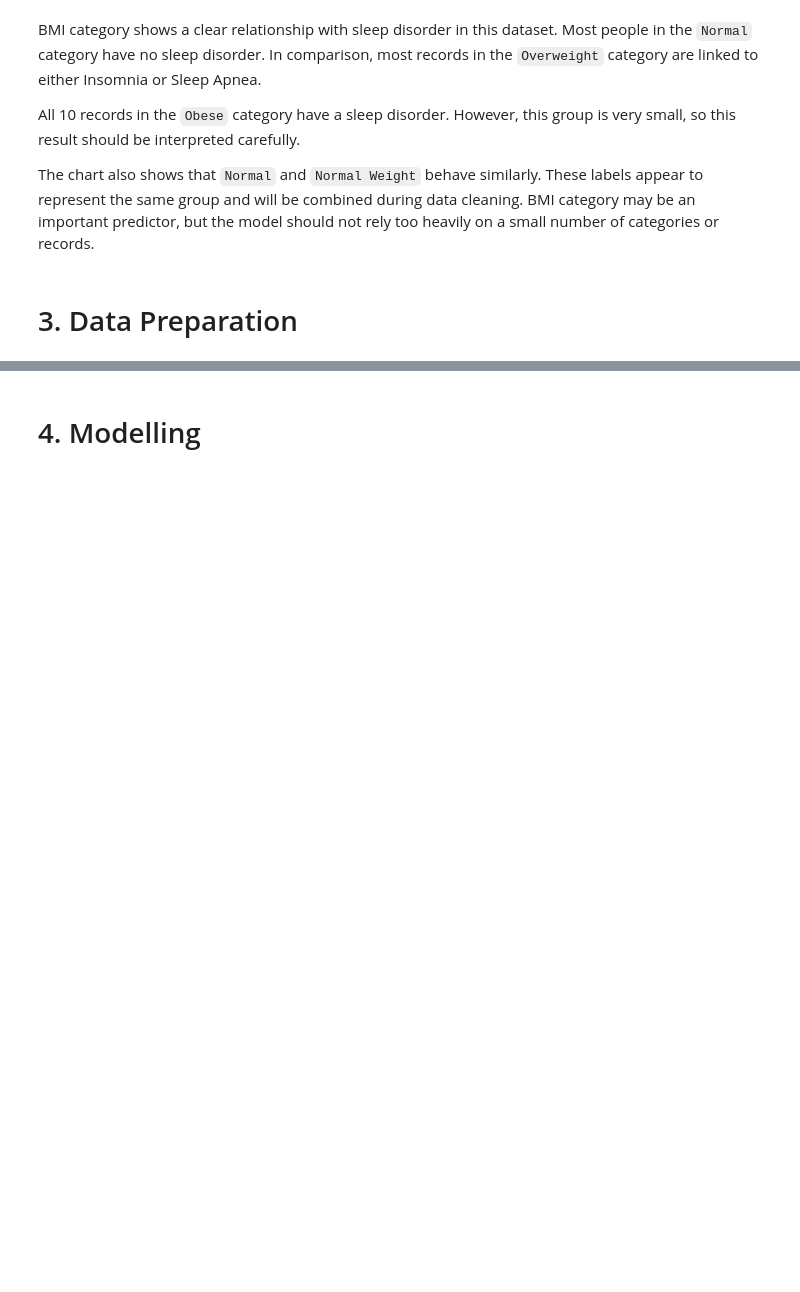
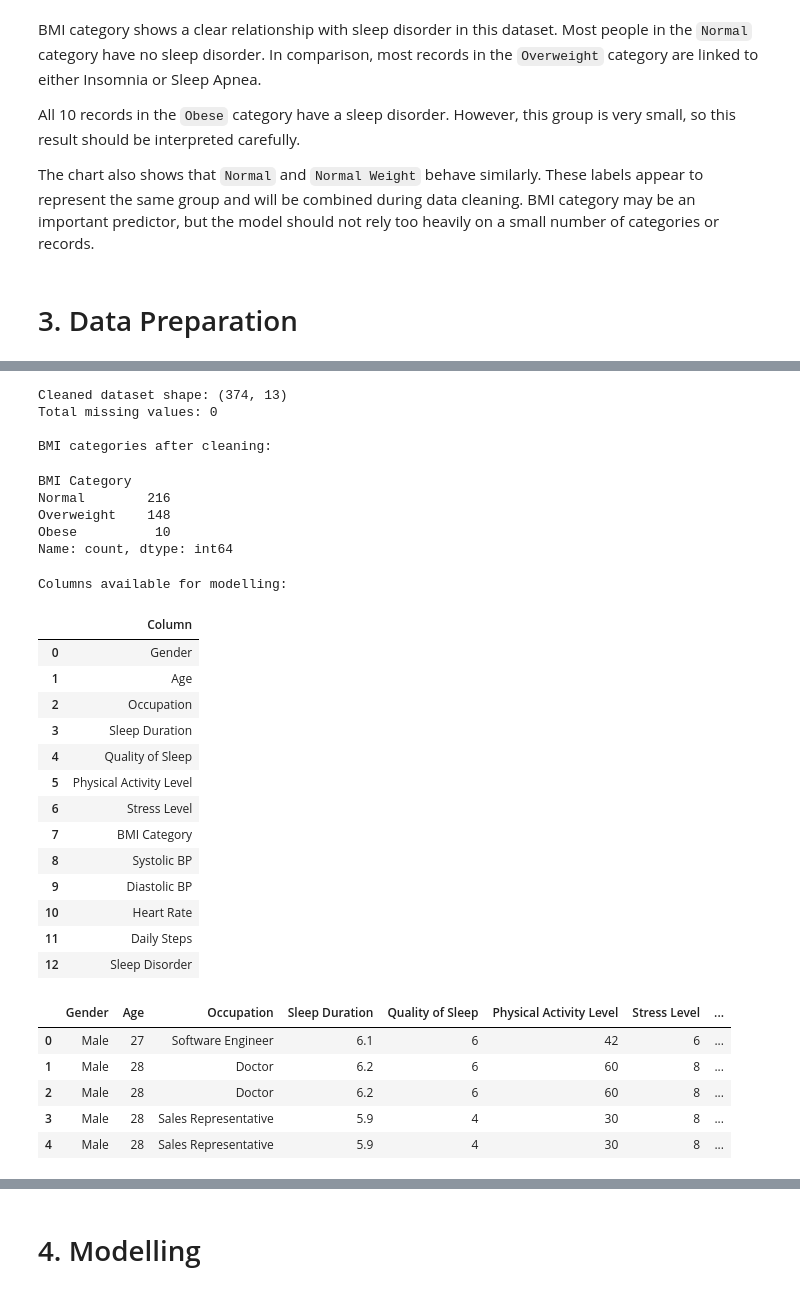
Before and after one commit to ShiroiYukiis/mldp, a Jupyter notebook: MLDP Program Codes Submission Template.ipynb, the cells around one changed output, grey strips where cells are left out. Cells and saved outputs as stored; diff of their text form; code cells hidden in the pictures; blank space fills up the shorter version.

Commit message:
Completed data cleaning

```diff
--- a/MLDP Program Codes Submission Template.ipynb
+++ b/MLDP Program Codes Submission Template.ipynb
@@ -588,2 +608,8 @@ The chart also shows that `Normal` and `Normal Weight` behave similarly. These l
 # %%
-## Clean data
+# Create a copy so the original dataset remains unchanged
+df_clean = df.copy()
+
+# Confirm the results found during Data Understanding
+print(f"Original dataset shape: {df_clean.shape}")
+print(f"Total missing values: {df_clean.isna().sum().sum()}")
+print(f"Exact duplicate rows: {df_clean.duplicated().sum()}")
@@ -589,0 +632,67 @@ The chart also shows that `Normal` and `Normal Weight` behave similarly. These l
+# %%
+# Identify all text-based columns
+text_columns = df_clean.select_dtypes(
+    include="object"
+).columns
+
+# Remove accidental spaces before or after text values
+df_clean[text_columns] = df_clean[text_columns].apply(
+    lambda column: column.str.strip()
+)
+
+# Combine two labels that represent the same BMI category
+df_clean["BMI Category"] = df_clean[
+    "BMI Category"
+].replace({
+    "Normal Weight": "Normal"
+})
+# %%
+# Remove Person ID because it is only an identifier
+# and does not provide useful predictive information
+df_clean = df_clean.drop(columns=["Person ID"])
+# %%
+# Check the cleaned dataset
+print(f"Cleaned dataset shape: {df_clean.shape}")
+print(f"Total missing values: {df_clean.isna().sum().sum()}")
+
+print("\nBMI categories after cleaning:")
+display(df_clean["BMI Category"].value_counts())
+
+print("\nColumns available for modelling:")
+display(pd.DataFrame({
+    "Column": df_clean.columns
+}))
+
+# Display the first five cleaned records
+display(df_clean.head())
+# %% [output]
+Cleaned dataset shape: (374, 13)
+Total missing values: 0
+
+BMI categories after cleaning:
+BMI Category
+Normal        216
+Overweight    148
+Obese          10
+Name: count, dtype: int64
+Columns available for modelling:
+|  | Column |
+| 0 | Gender |
+| 1 | Age |
+| 2 | Occupation |
+| 3 | Sleep Duration |
+| 4 | Quality of Sleep |
+| 5 | Physical Activity Level |
+| 6 | Stress Level |
+| 7 | BMI Category |
+| 8 | Systolic BP |
+| 9 | Diastolic BP |
+| 10 | Heart Rate |
+| 11 | Daily Steps |
+| 12 | Sleep Disorder |
+|  | Gender | Age | Occupation | Sleep Duration | Quality of Sleep | Physical Activity Level | Stress Level | ... |
+| 0 | Male | 27 | Software Engineer | 6.1 | 6 | 42 | 6 | ... |
+| 1 | Male | 28 | Doctor | 6.2 | 6 | 60 | 8 | ... |
+| 2 | Male | 28 | Doctor | 6.2 | 6 | 60 | 8 | ... |
+| 3 | Male | 28 | Sales Representative | 5.9 | 4 | 30 | 8 | ... |
+| 4 | Male | 28 | Sales Representative | 5.9 | 4 | 30 | 8 | ... |
```
Also changed, not shown: parts of 12 cells of this notebook.
